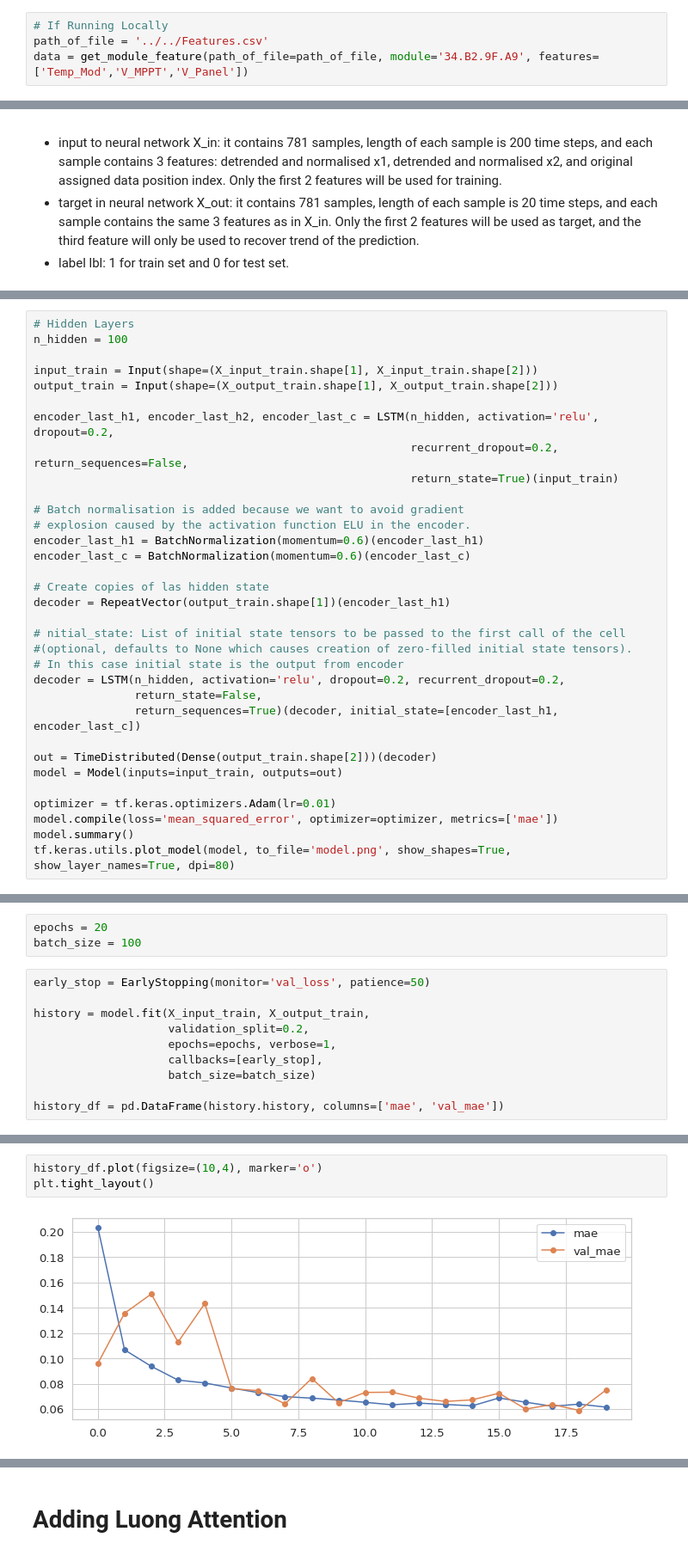
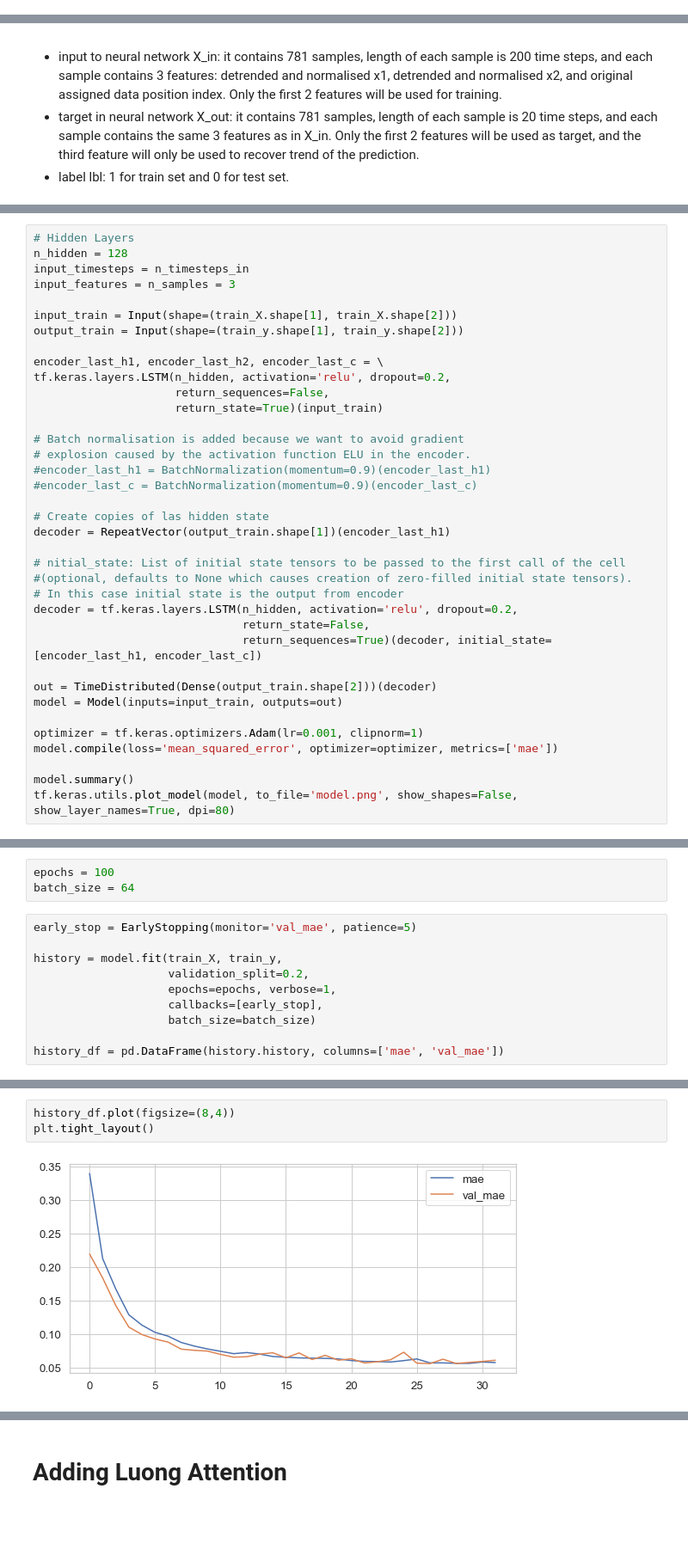
Before and after one commit to Charlie5DH/Attention-Models, a Jupyter notebook: Luong_Attention/Luong_Attention_Temperature.ipynb, the cells around one changed output, grey strips where cells are left out. Shown at 86% size. Saved outputs shown, nothing was run; the diff lists cells and outputs as text; blank space fills up the shorter version.

```diff
--- a/Luong_Attention/Luong_Attention_Temperature.ipynb
+++ b/Luong_Attention/Luong_Attention_Temperature.ipynb
@@ -107,5 +82 @@ def get_module_feature(module, features, path_of_file):
-# %%
-# If Running Locally
-path_of_file = '../../Features.csv'
-data = get_module_feature(path_of_file=path_of_file, module='34.B2.9F.A9', features=['Temp_Mod','V_MPPT','V_Panel'])
 # %%
@@ -191,19 +274,22 @@ We use `return_state=True`. Keras provides the `return_state` argument to the LS
 The hidden state and the cell state could in turn be used to initialize the states of another LSTM layer with the same number of cells.
 # %%
 # Hidden Layers
-n_hidden = 100
+n_hidden = 128
+input_timesteps = n_timesteps_in
+input_features = n_samples = 3
 
-input_train = Input(shape=(X_input_train.shape[1], X_input_train.shape[2]))
-output_train = Input(shape=(X_output_train.shape[1], X_output_train.shape[2]))
+input_train = Input(shape=(train_X.shape[1], train_X.shape[2]))
+output_train = Input(shape=(train_y.shape[1], train_y.shape[2]))
 
-encoder_last_h1, encoder_last_h2, encoder_last_c = LSTM(n_hidden, activation='relu', dropout=0.2,
-                                                        recurrent_dropout=0.2, return_sequences=False,
-                                                        return_state=True)(input_train)
+encoder_last_h1, encoder_last_h2, encoder_last_c = \
+tf.keras.layers.LSTM(n_hidden, activation='relu', dropout=0.2,
+                     return_sequences=False,
+                     return_state=True)(input_train)
 
 # Batch normalisation is added because we want to avoid gradient
 # explosion caused by the activation function ELU in the encoder.
-encoder_last_h1 = BatchNormalization(momentum=0.6)(encoder_last_h1)
-encoder_last_c = BatchNormalization(momentum=0.6)(encoder_last_c)
+#encoder_last_h1 = BatchNormalization(momentum=0.9)(encoder_last_h1)
+#encoder_last_c = BatchNormalization(momentum=0.9)(encoder_last_c)
 
 # Create copies of las hidden state
 decoder = RepeatVector(output_train.shape[1])(encoder_last_h1)
@@ -211,15 +297,16 @@ decoder = RepeatVector(output_train.shape[1])(encoder_last_h1)
 # nitial_state: List of initial state tensors to be passed to the first call of the cell
 #(optional, defaults to None which causes creation of zero-filled initial state tensors).
 # In this case initial state is the output from encoder
-decoder = LSTM(n_hidden, activation='relu', dropout=0.2, recurrent_dropout=0.2,
-               return_state=False,
-               return_sequences=True)(decoder, initial_state=[encoder_last_h1, encoder_last_c])
+decoder = tf.keras.layers.LSTM(n_hidden, activation='relu', dropout=0.2,
+                               return_state=False,
+                               return_sequences=True)(decoder, initial_state=[encoder_last_h1, encoder_last_c])
 
 out = TimeDistributed(Dense(output_train.shape[2]))(decoder)
 model = Model(inputs=input_train, outputs=out)
 
-optimizer = tf.keras.optimizers.Adam(lr=0.01)
+optimizer = tf.keras.optimizers.Adam(lr=0.001, clipnorm=1)
 model.compile(loss='mean_squared_error', optimizer=optimizer, metrics=['mae'])
+
 model.summary()
-tf.keras.utils.plot_model(model, to_file='model.png', show_shapes=True, show_layer_names=True, dpi=80)
+tf.keras.utils.plot_model(model, to_file='model.png', show_shapes=False, show_layer_names=True, dpi=80)
 # %% [output]
@@ -244,10 +334,10 @@ ________________________________________________________________________________
 # %%
-epochs = 20
-batch_size = 100
+epochs = 100
+batch_size = 64
 # %%
-early_stop = EarlyStopping(monitor='val_loss', patience=50)
+early_stop = EarlyStopping(monitor='val_mae', patience=5)
 
-history = model.fit(X_input_train, X_output_train,
+history = model.fit(train_X, train_y,
                     validation_split=0.2,
                     epochs=epochs, verbose=1,
                     callbacks=[early_stop],
@@ -275,5 +365,5 @@ Epoch 20/20
 # %%
-history_df.plot(figsize=(10,4), marker='o')
+history_df.plot(figsize=(8,4))
 plt.tight_layout()
 # %% [output]
-[figure, old version]
+[figure, new version]
```
Also changed, not shown: parts of 53 cells of this notebook, 37 other files.
